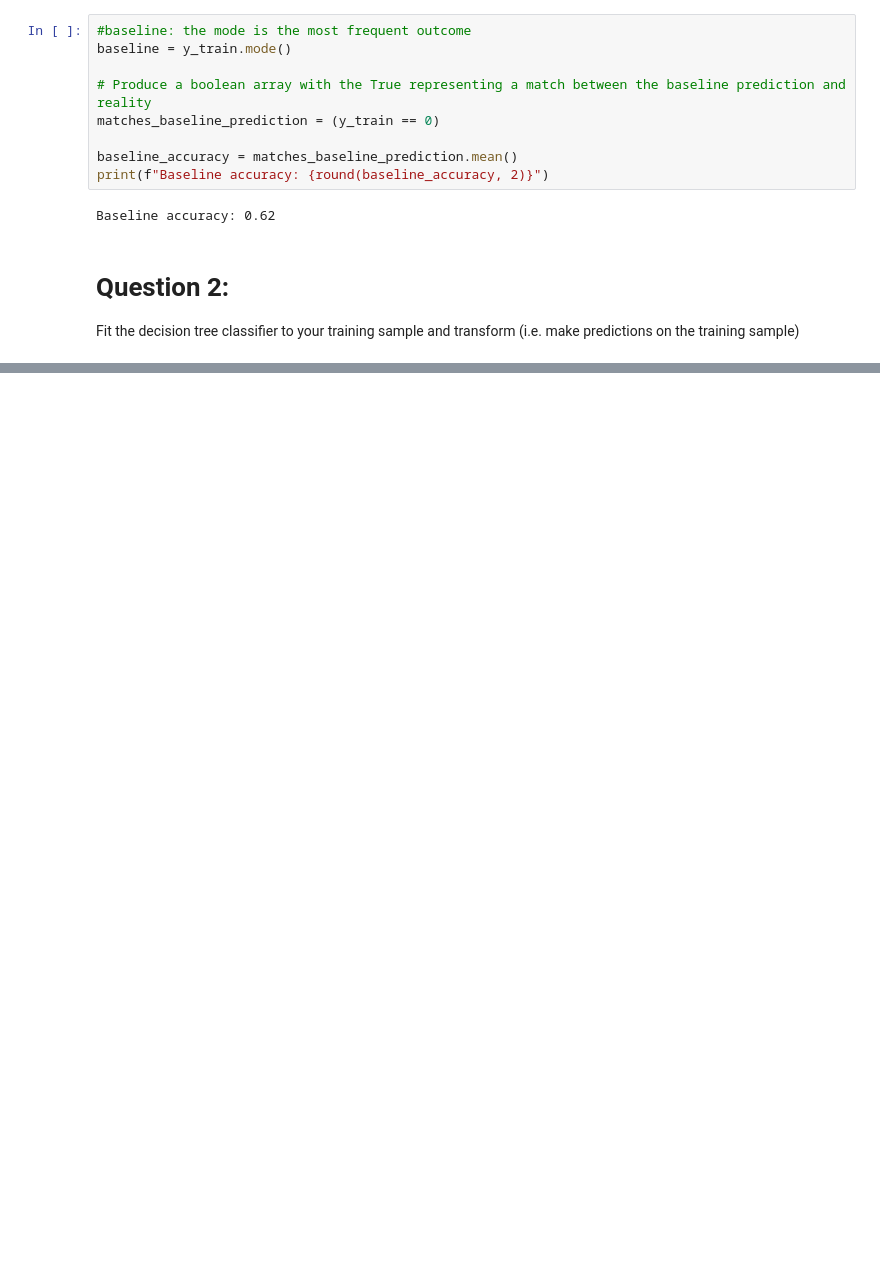
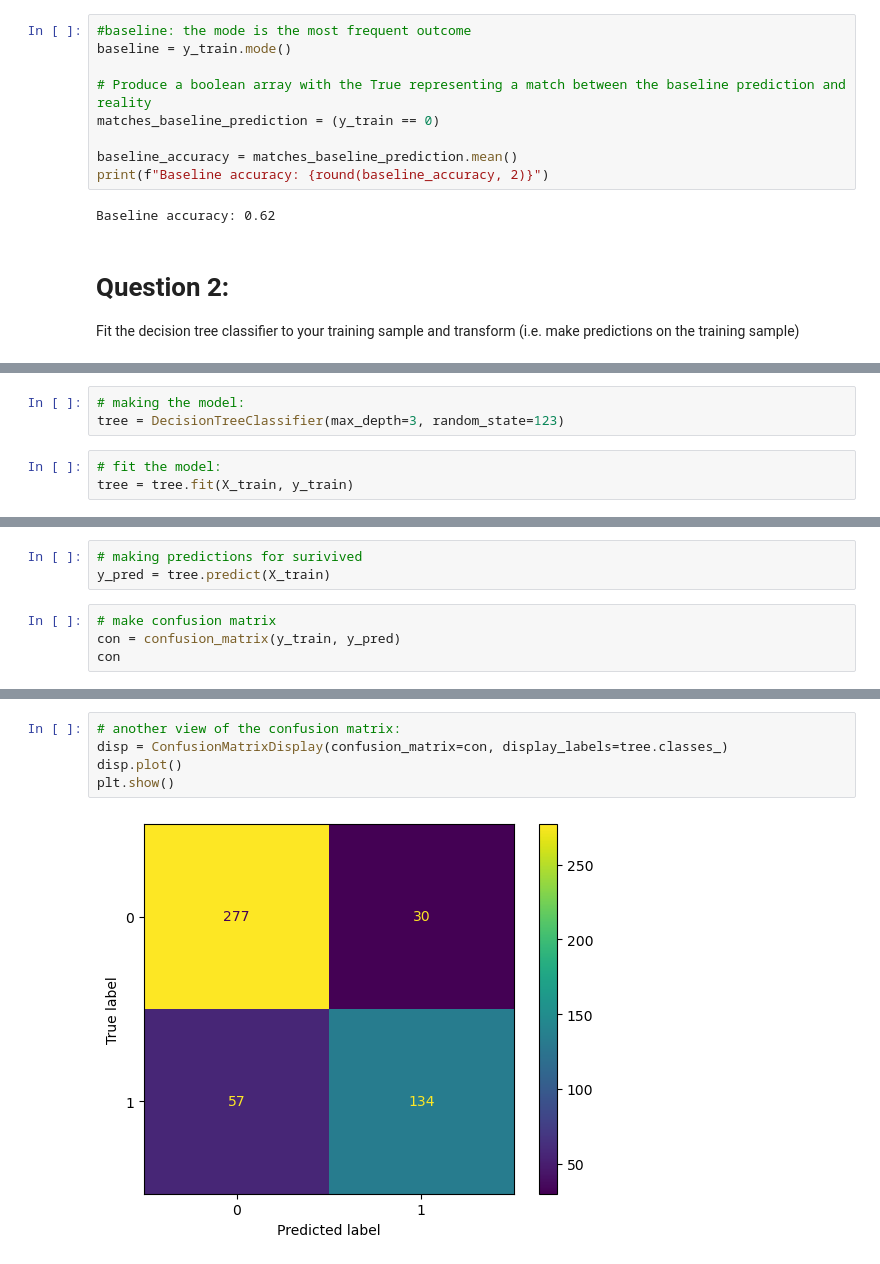
Before and after one commit to NikkideVries/classification-exercises, a Jupyter notebook: descision_tree.ipynb, the cells around one changed output, grey strips where cells are left out. Drawn from its saved outputs; the diff is of its cells as text; blank space fills up the shorter version.

```diff
--- a/descision_tree.ipynb
+++ b/descision_tree.ipynb
@@ -144,0 +88,6 @@ plt.show()
+# %%
+# making the model:
+tree = DecisionTreeClassifier(max_depth=3, random_state=123)
+# %%
+# fit the model:
+tree = tree.fit(X_train, y_train)
@@ -144,0 +113,7 @@ plt.show()
+# %%
+# making predictions for surivived
+y_pred = tree.predict(X_train)
+# %%
+# make confusion matrix
+con = confusion_matrix(y_train, y_pred)
+con
@@ -144,0 +133,7 @@ plt.show()
+# %%
+# another view of the confusion matrix:
+disp = ConfusionMatrixDisplay(confusion_matrix=con, display_labels=tree.classes_)
+disp.plot()
+plt.show()
+# %% [output]
+[figure, added]
```
Also changed, not shown: parts of 35 cells of this notebook.
